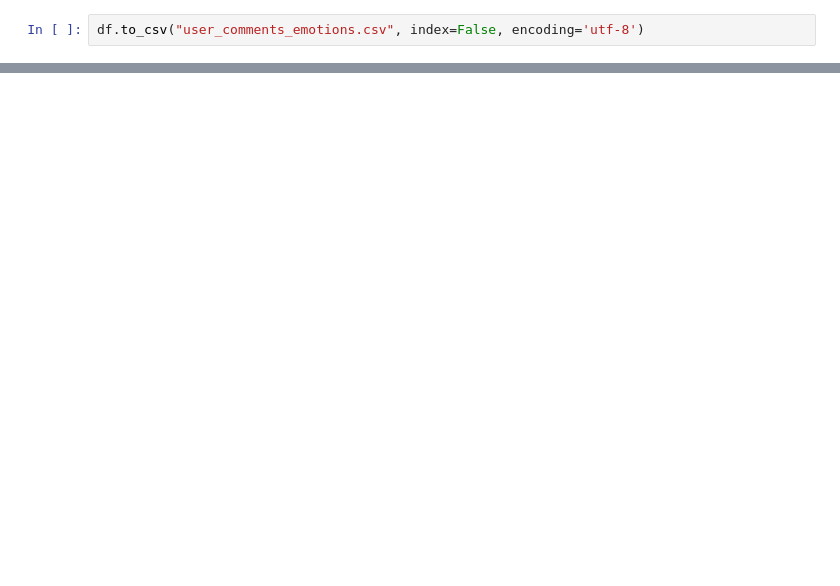
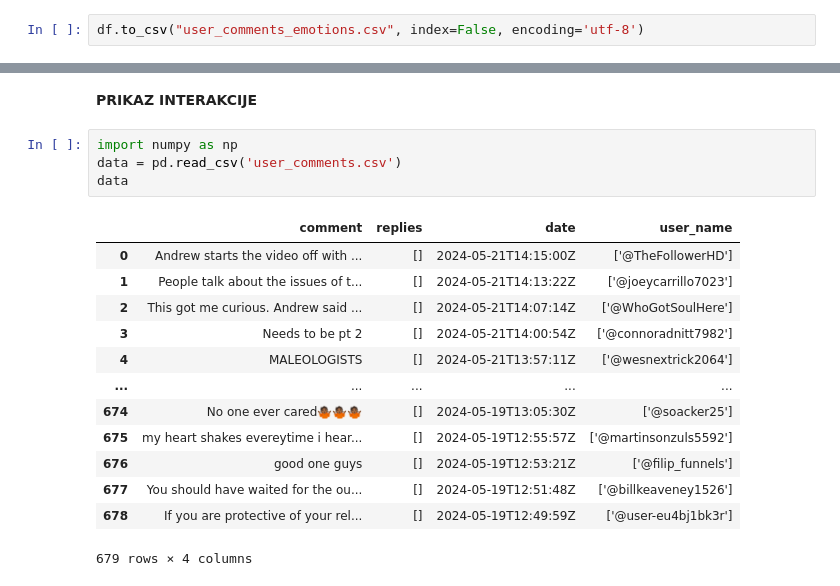
Before and after one commit to IrinejIT52/CV, a Jupyter notebook: ADMProjekat/ADM_Project_CommentSentiment.ipynb, the cells around one changed output, grey strips where cells are left out. Drawn from its saved outputs; the diff is of its cells as text; blank space fills up the shorter version.

Commit message:
YouTube comments analysis

```diff
--- a/ADMProjekat/ADM_Project_CommentSentiment.ipynb
+++ b/ADMProjekat/ADM_Project_CommentSentiment.ipynb
@@ -359,0 +357,20 @@ Text(0.5, 1.0, 'Emotion Distribution')
+# %% [markdown]
+**PRIKAZ INTERAKCIJE**
+# %%
+import numpy as np
+data = pd.read_csv('user_comments.csv')
+data
+# %% [output]
+|  | comment | replies | date | user_name |
+| 0 | Andrew starts the video off with ... | [] | 2024-05-21T14:15:00Z | ['@TheFollowerHD'] |
+| 1 | People talk about the issues of t... | [] | 2024-05-21T14:13:22Z | ['@joeycarrillo7023'] |
+| 2 | This got me curious. Andrew said ... | [] | 2024-05-21T14:07:14Z | ['@WhoGotSoulHere'] |
+| 3 | Needs to be pt 2 | [] | 2024-05-21T14:00:54Z | ['@connoradnitt7982'] |
+| 4 | MALEOLOGISTS | [] | 2024-05-21T13:57:11Z | ['@wesnextrick2064'] |
+| ... | ... | ... | ... | ... |
+| 674 | No one ever cared🤷🏾🤷🏾🤷🏾 | [] | 2024-05-19T13:05:30Z | ['@soacker25'] |
+| 675 | my heart shakes evereytime i hear... | [] | 2024-05-19T12:55:57Z | ['@martinsonzuls5592'] |
+| 676 | good one guys | [] | 2024-05-19T12:53:21Z | ['@filip_funnels'] |
+| 677 | You should have waited for the ou... | [] | 2024-05-19T12:51:48Z | ['@billkeaveney1526'] |
+| 678 | If you are protective of your rel... | [] | 2024-05-19T12:49:59Z | ['@user-eu4bj1bk3r'] |
+679 rows × 4 columns
```
Also changed, not shown: parts of 16 cells of this notebook.
